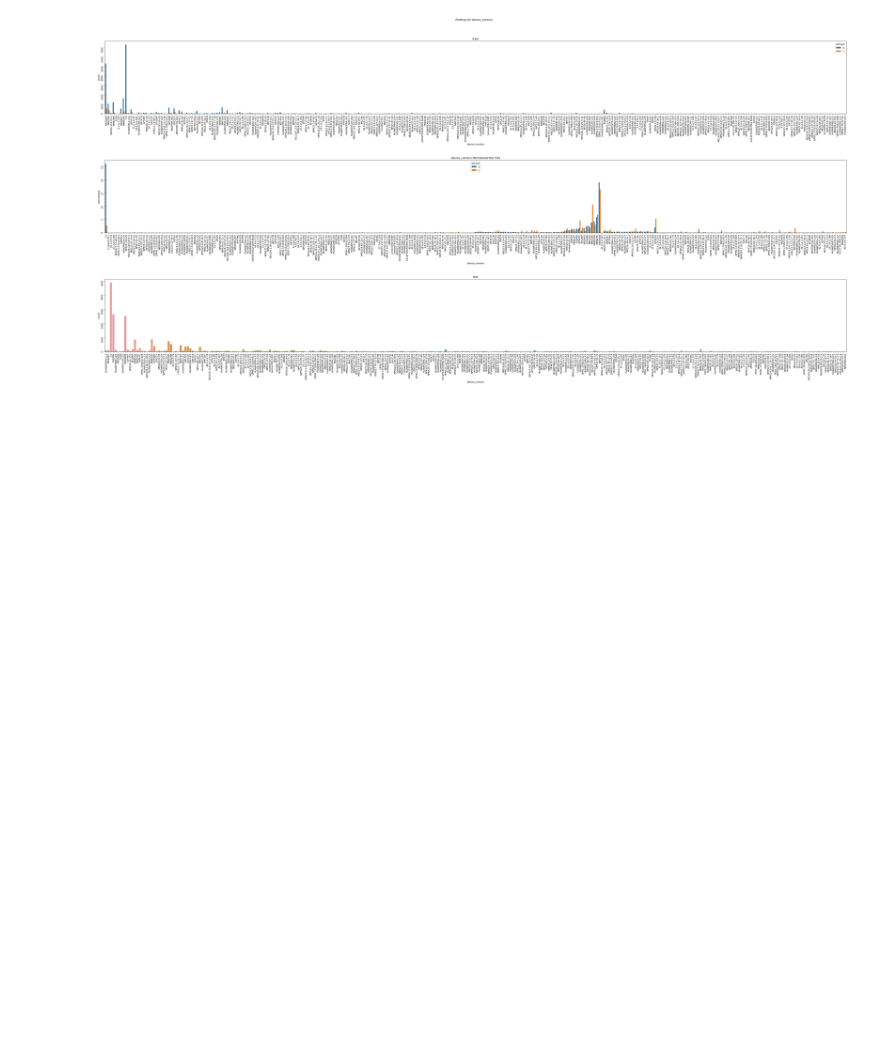
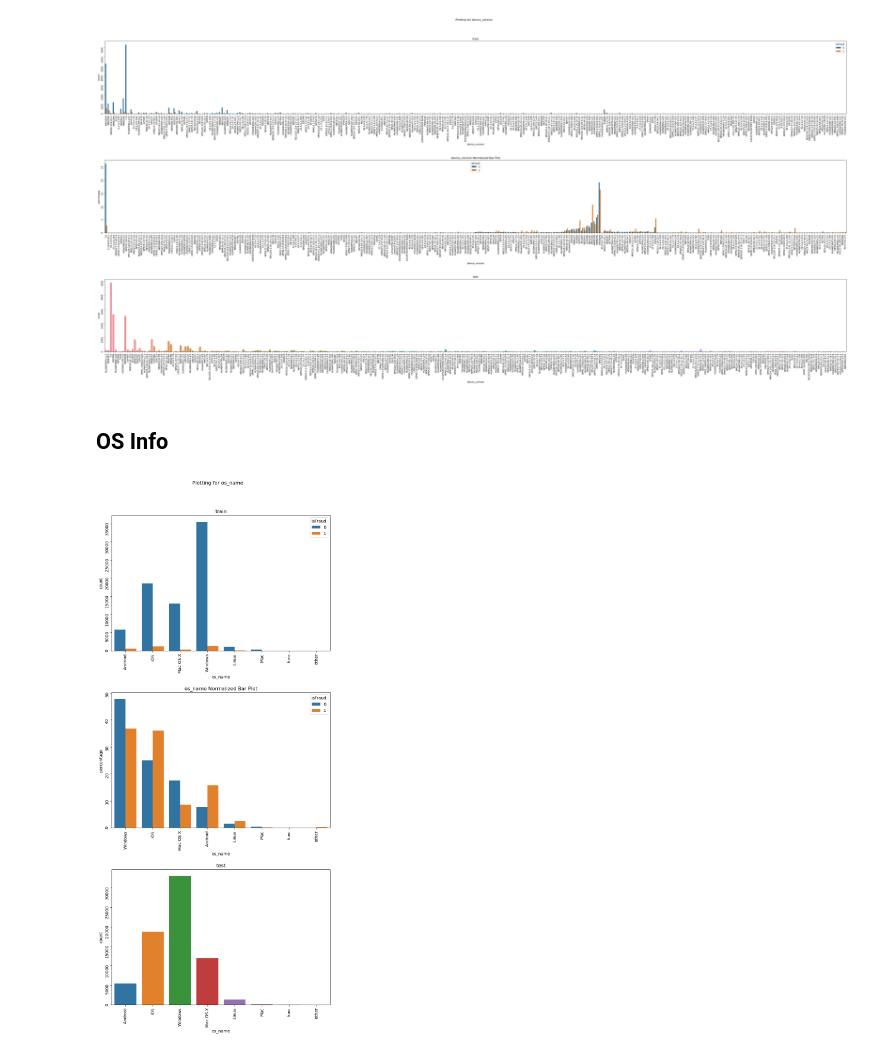
Before and after one commit to tugusav/fraud-detection-system-ann, a Jupyter notebook: Feature Engineering FDS.ipynb, the cells around one changed output. Saved outputs shown, nothing was run; the diff lists cells and outputs as text; code cells hidden in the pictures; blank space fills up the shorter version.

```diff
--- a/Feature Engineering FDS.ipynb
+++ b/Feature Engineering FDS.ipynb
@@ -638,3 +638,38 @@ ax[2].tick_params(rotation=90)
 plt.show()
 # %% [output]
 [figure]
+# %% [markdown]
+## OS Info
+# %%
+train_data['os_name'] = [info if (pd.isna(info)) or (len(info.split())<=1) else ' '.join(info.split()[:-1]) for info in train_data['id_30']]
+test_data['os_name'] = [info if (pd.isna(info)) or (len(info.split())<=1) else ' '.join(info.split()[:-1]) for info in test_data['id_30']]
+
+train_data['os_version'] = [np.nan if (pd.isna(info)) or (len(info.split())<=1) else info.split()[-1] for info in train_data['id_30']]
+test_data['os_version'] = [np.nan if (pd.isna(info)) or (len(info.split())<=1) else info.split()[-1] for info in test_data['id_30']]
+# %%
+norm_os_name = (train_data.groupby(['isFraud'])['os_name']
+                     .value_counts(normalize=True)
+                     .rename('percentage')
+                     .mul(100)
+                     .reset_index()
+                     .sort_values('isFraud'))
+# %%
+fig, ax = plt.subplots(3,1, figsize=(10,19))
+fig.tight_layout(pad=8.0)
+fig.suptitle("Plotting for os_name", y=1)
+
+ax[0].set_title('train')
+sns.countplot(x='os_name', hue='isFraud', data=train_data, ax=ax[0])
+ax[0].tick_params(rotation=90)
+
+ax[1].set_title("os_name Normalized Bar Plot")
+sns.barplot(x="os_name", y="percentage", hue="isFraud", data=norm_os_name, ax=ax[1])
+ax[1].tick_params(rotation=90)
+
+ax[2].set_title("test")
+sns.countplot(x="os_name", data=test_data, ax=ax[2])
+ax[2].tick_params(rotation=90)
+
+plt.show()
+# %% [output]
+[figure, added]
```
